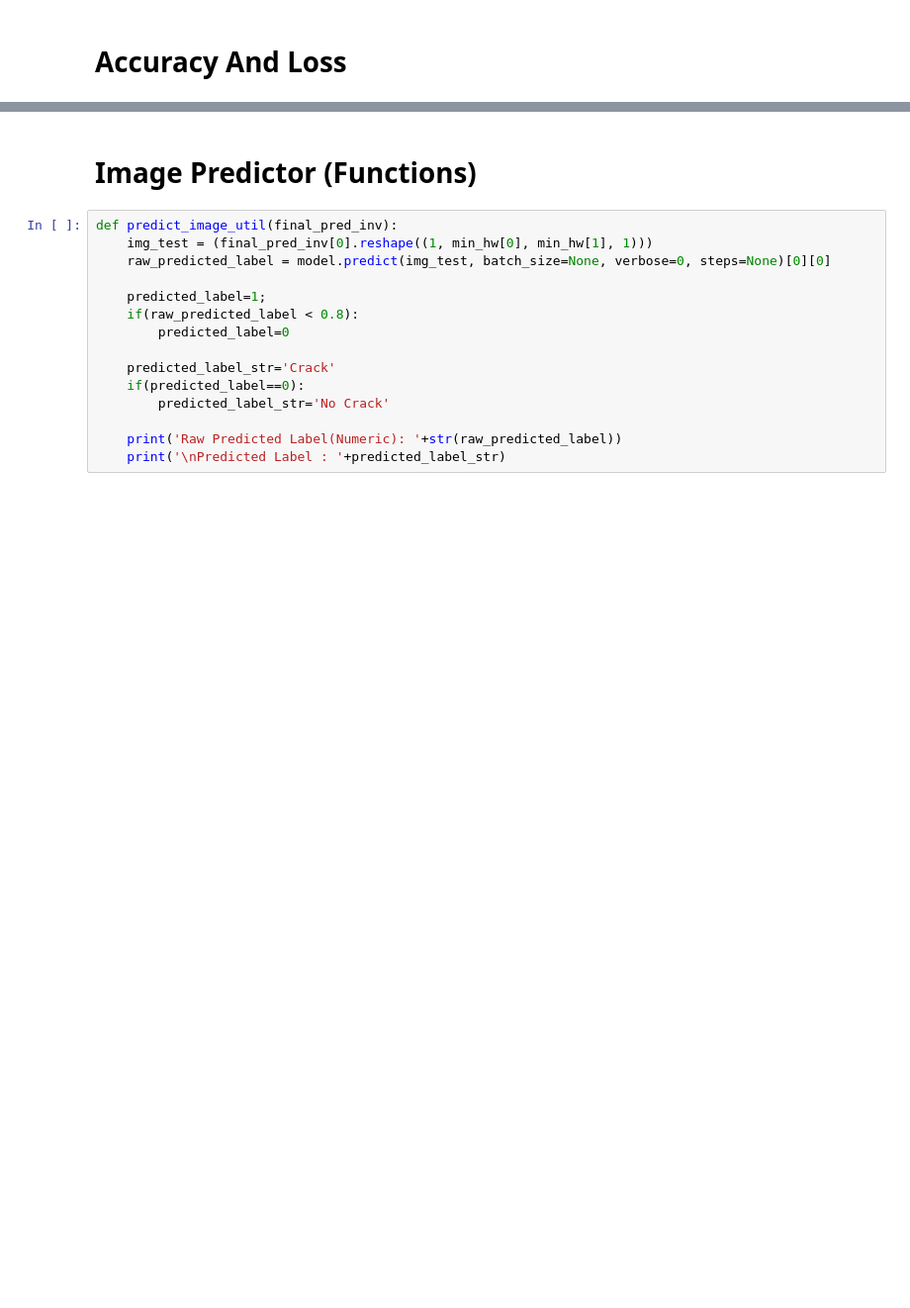
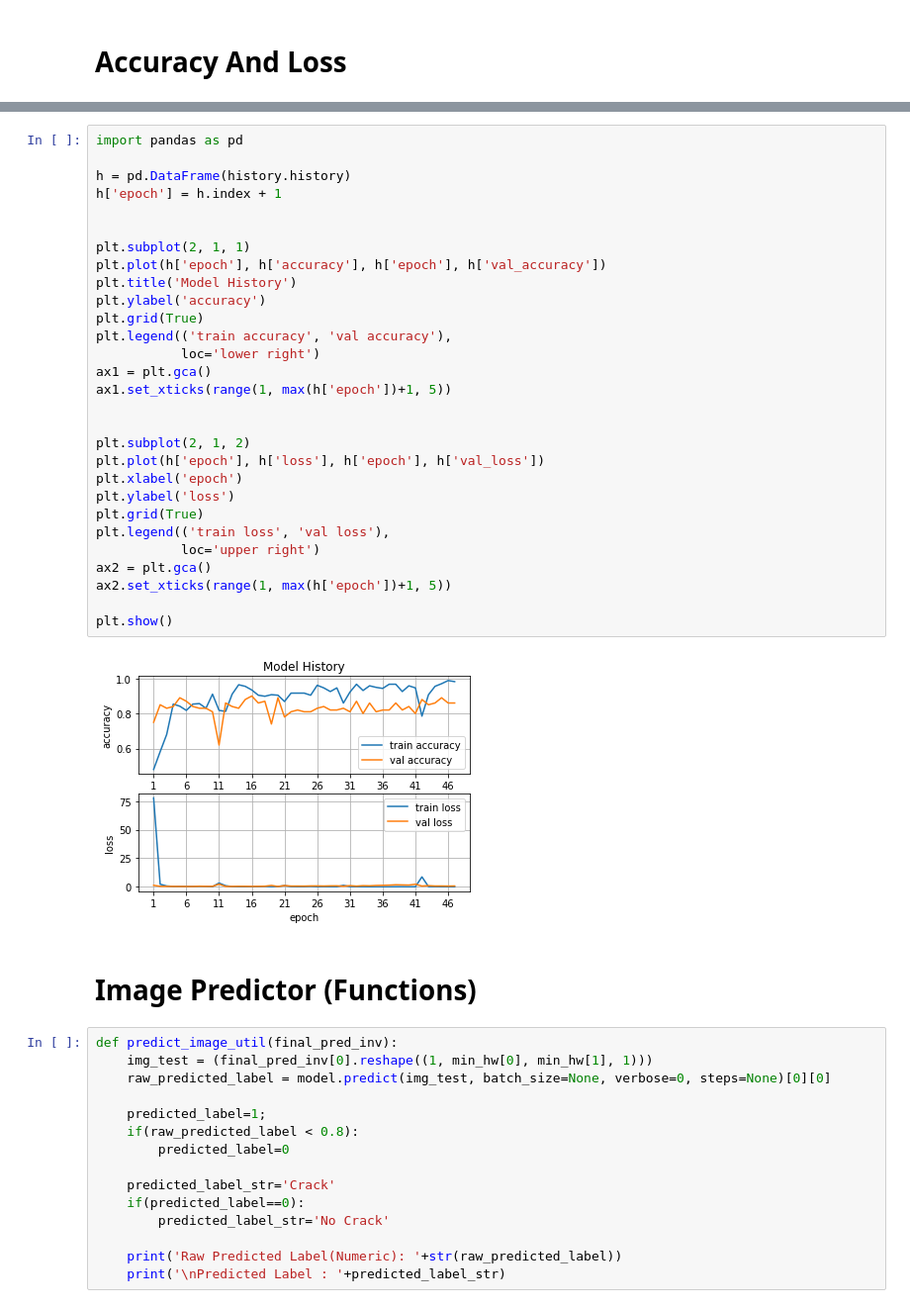
Before and after one commit to Guest0131/crack-detect, a Jupyter notebook: Crack Detection.ipynb, the cells around one changed output, grey strips where cells are left out. Shown: that part at 99% size. Drawn from its saved outputs; the diff is of its cells as text; blank space fills up the shorter version.

```diff
--- a/Crack Detection.ipynb
+++ b/Crack Detection.ipynb
@@ -337,3 +340,34 @@ Final Loss :  1.060547947883606
+# %%
+import pandas as pd
+
+h = pd.DataFrame(history.history)
+h['epoch'] = h.index + 1
+
+
+plt.subplot(2, 1, 1)
+plt.plot(h['epoch'], h['accuracy'], h['epoch'], h['val_accuracy'])
+plt.title('Model History')
+plt.ylabel('accuracy')
+plt.grid(True)
+plt.legend(('train accuracy', 'val accuracy'),
+           loc='lower right')
+ax1 = plt.gca()
+ax1.set_xticks(range(1, max(h['epoch'])+1, 5))
+
+
+plt.subplot(2, 1, 2)
+plt.plot(h['epoch'], h['loss'], h['epoch'], h['val_loss'])
+plt.xlabel('epoch')
+plt.ylabel('loss')
+plt.grid(True)
+plt.legend(('train loss', 'val loss'),
+           loc='upper right')
+ax2 = plt.gca()
+ax2.set_xticks(range(1, max(h['epoch'])+1, 5))
+
+plt.show()
+# %% [output]
+[figure, added]
 # %% [markdown]
 #  Image Predictor (Functions)
 # %%
```
Also changed, not shown: parts of 13 cells of this notebook.
